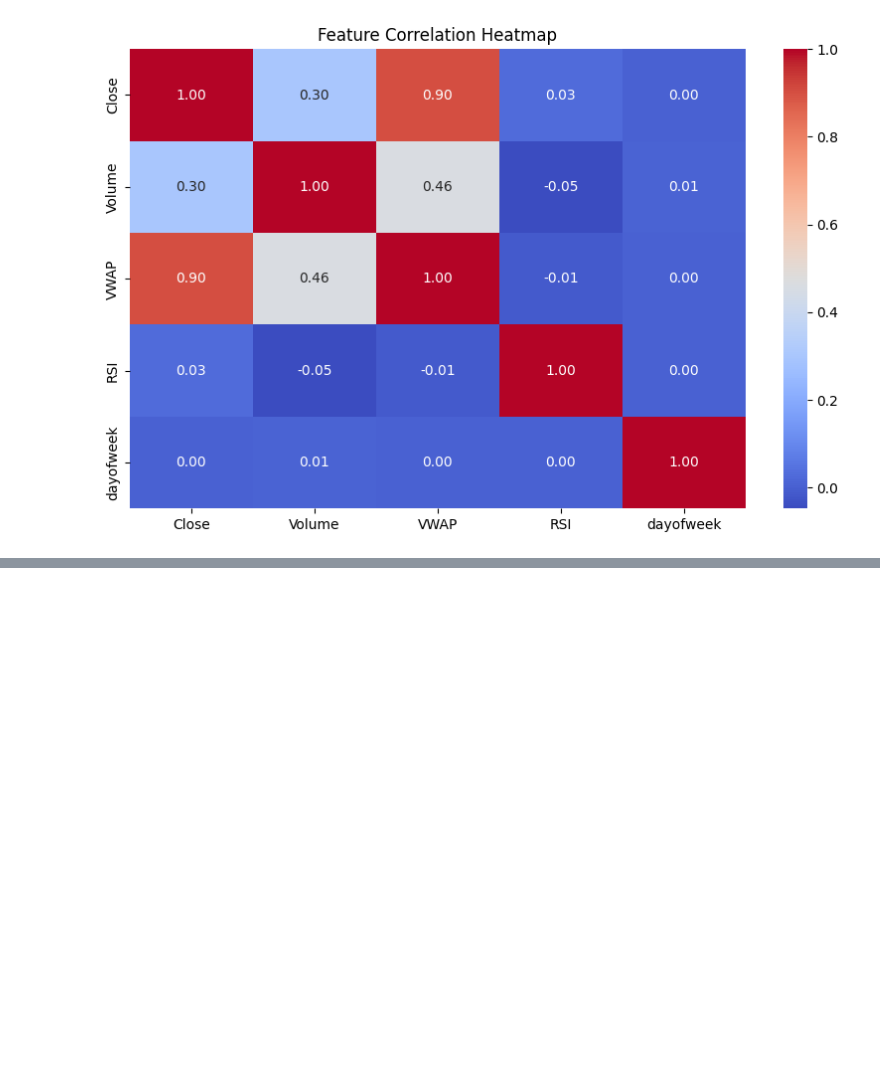
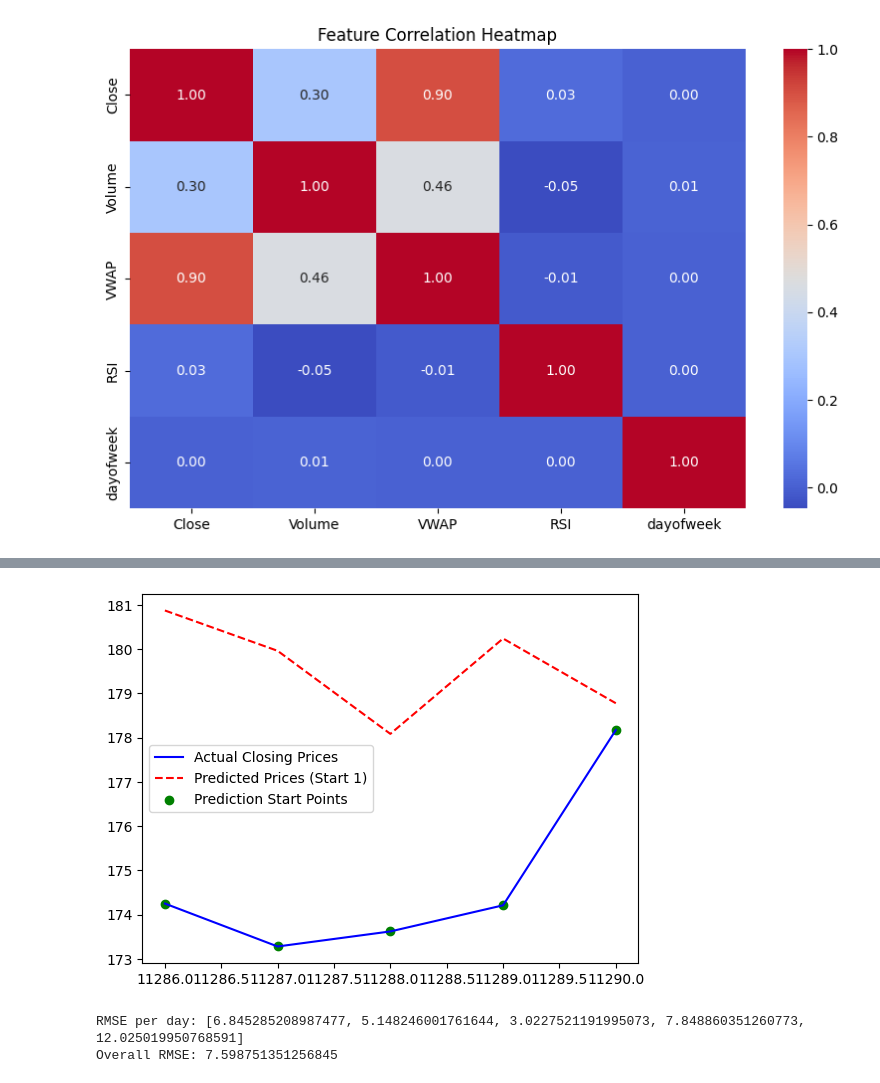
Before and after one commit to TheNobleStag/Intellihack_SurgicalMasks_1, a Jupyter notebook: Stock_Market.ipynb, the cells around one changed output, grey strips where cells are left out. Drawn from its saved outputs; the diff is of its cells as text; code cells hidden in the pictures; blank space fills up the shorter version.

```diff
--- a/Stock_Market.ipynb
+++ b/Stock_Market.ipynb
@@ -340,10 +339,0 @@ y_test_actual = scaler_y.inverse_transform(y_test)
-# %%
-import matplotlib.pyplot as plt
-
-for i in range(5):
-    plt.figure(figsize=(10, 6))
-    plt.plot(y_test_actual[:, i], label=f"Actual Price (Day {i+1})")
-    plt.plot(y_pred_actual[:, i], label=f"Predicted Price (Day {i+1})")
-    plt.legend()
-    plt.title(f"Actual vs Predicted Prices for Day {i+1}")
-    plt.show()
@@ -355,0 +340,43 @@ for i in range(5):
+# %%
+import matplotlib.pyplot as plt
+import numpy as np
+
+# Define the number of days ahead you're forecasting
+forecast_horizon = 5
+
+# Generate a range of dates corresponding to the test set
+test_dates = df_model.index[-len(y_test_actual):]
+
+# Ensure forecast horizon is defined correctly
+forecast_horizon = 5
+
+# Plot actual closing prices
+plt.plot(test_dates, y_test_actual[:, 0], label="Actual Closing Prices", color="blue")
+
+# Plot predicted closing prices
+for i in range(len(y_pred_actual)):
+    if i + forecast_horizon <= len(test_dates):  # Ensure we have enough dates
+        plt.plot(test_dates[i:i + forecast_horizon], y_pred_actual[i], linestyle="--", color="red", label=f'Predicted Prices (Start {i + 1})')
+
+# Highlight the start of each prediction
+plt.scatter(test_dates[:len(y_pred_actual)], y_test_actual[:, 0], color="green", marker="o", label="Prediction Start Points")
+
+plt.legend()
+plt.show()
+# %% [output]
+[figure, added]
+# %%
+from sklearn.metrics import mean_squared_error
+import numpy as np
+
+# Compute RMSE for each prediction day (5-day forecast)
+rmse_per_day = [np.sqrt(mean_squared_error(y_test_actual[:, i], y_pred_actual[:, i])) for i in range(y_test_actual.shape[1])]
+
+# Compute overall RMSE across all forecasted days
+overall_rmse = np.sqrt(mean_squared_error(y_test_actual.flatten(), y_pred_actual.flatten()))
+
+print("RMSE per day:", rmse_per_day)
+print("Overall RMSE:", overall_rmse)
+# %% [output]
+RMSE per day: [6.845285208987477, 5.148246001761644, 3.0227521191995073, 7.848860351260773, 12.025019950768591]
+Overall RMSE: 7.598751351256845
```
Also changed, not shown: parts of 3 cells of this notebook.
